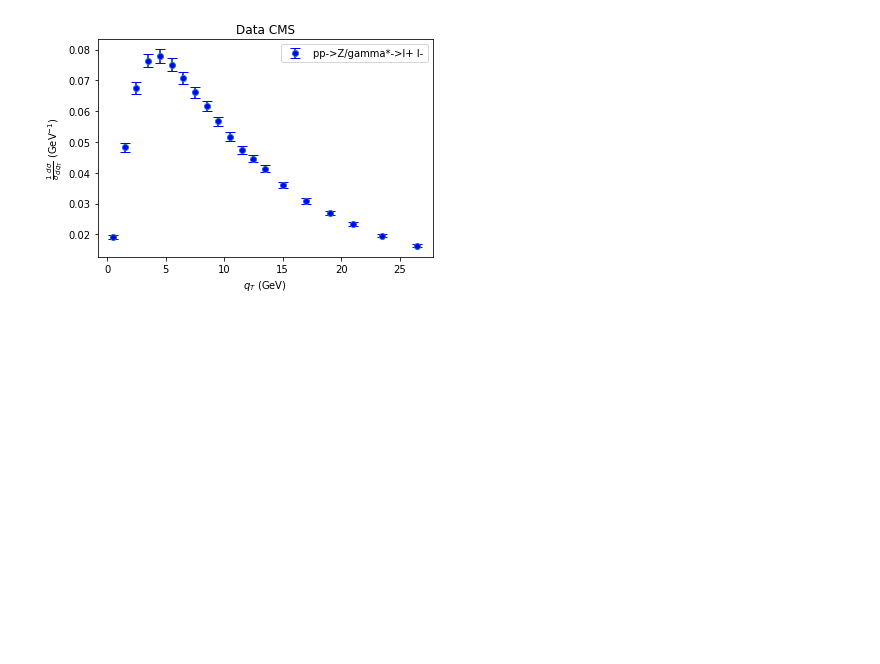
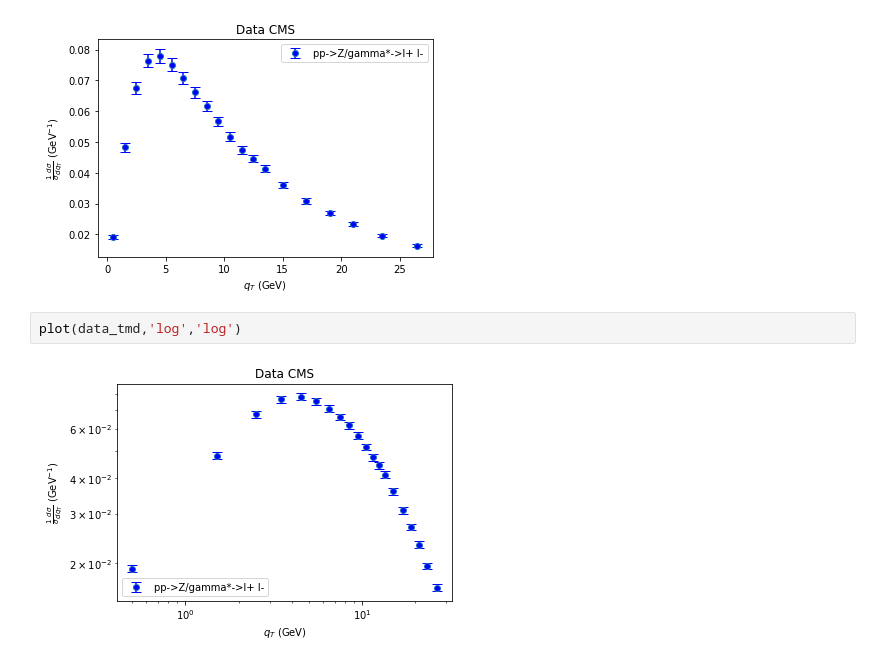
Before and after one commit to QCDHUB/database, a Jupyter notebook: dy_qT/dataplot.ipynb, the cells around one changed output. Cells and saved outputs as stored; diff of their text form; blank space fills up the shorter version.

```diff
--- a/dy_qT/dataplot.ipynb
+++ b/dy_qT/dataplot.ipynb
@@ -73,3 +70,7 @@ data_tmd = data.query("qT/Q<0.3")
 plot(data_tmd)
 # %% [output]
 [figure]
+# %%
+plot(data_tmd,'log','log')
+# %% [output]
+[figure, added]
```
Also changed, not shown: parts of 5 cells of this notebook.
